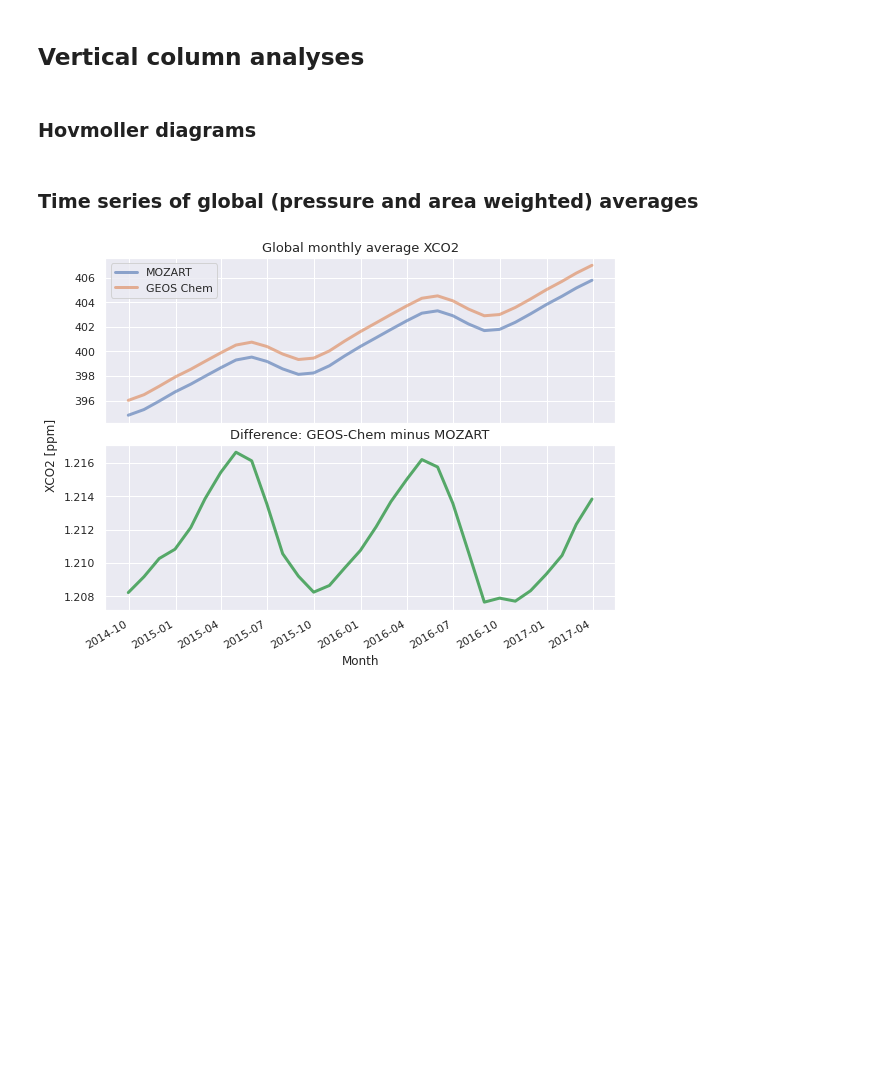
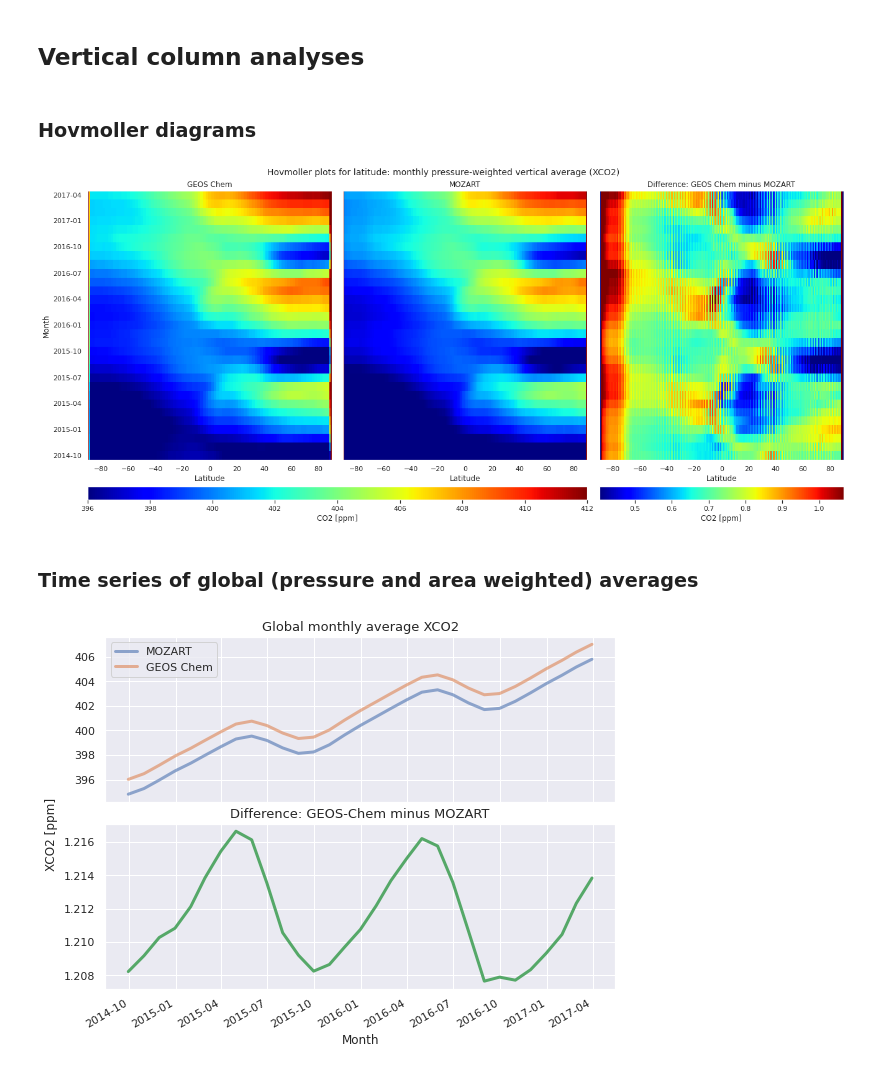
Before and after one commit to joshhjacobson/wombat-paper, a Jupyter notebook: validation/output_validation.ipynb, the cells around one changed output. Cells and saved outputs as stored; diff of their text form; code cells hidden in the pictures; blank space fills up the shorter version.

Commit message:
Fix memory issue, produce hovmoller datasets, and create plot

```diff
--- a/validation/output_validation.ipynb
+++ b/validation/output_validation.ipynb
@@ -413,3 +333,14 @@ da_xco2_hov_diff = da_geoschem_xco2_hov - da_mozart_xco2_hov
+# %%
+## datasets produced in separate files
+
+da_geoschem_xco2_hov = xr.open_dataset("../data/hovmoller_array_geoschem.nc")[
+    "__xarray_dataarray_variable__"
+]
+da_mozart_xco2_hov = xr.open_dataset("../data/hovmoller_array_mozart.nc")[
+    "__xarray_dataarray_variable__"
+]
+
+da_xco2_hov_diff = (da_geoschem_xco2_hov - da_mozart_xco2_hov).compute()
 # %%
 fig = plt.figure(figsize=(18, 8), constrained_layout=True)
 
@@ -419,43 +350,39 @@ ax2 = fig.add_subplot(gs[0, 1], sharey=ax1)
 ax3 = fig.add_subplot(gs[0, 2], sharey=ax1)
 main_cbar_ax = fig.add_subplot(gs[1, :2])
 diff_cbar_ax = fig.add_subplot(gs[1, 2])
 
-# vmin, vmax = 395, 420
-# sub_geoschem = da_geoschem_xco2_hov.plot(
-#     ax=ax1, vmin=vmin, vmax=vmax, cmap="jet", add_colorbar=False
-# )
-# sub_mozart = da_mozart_xco2_hov.plot(
-#     ax=ax2, vmin=vmin, vmax=vmax, cmap="jet", add_colorbar=False
-# )
+vmin, vmax = 396, 412
 sub_geoschem = da_geoschem_xco2_hov.plot(
-    ax=ax1, robust=True, cmap="jet", add_colorbar=False
+    ax=ax1, vmin=vmin, vmax=vmax, cmap="jet", add_colorbar=False
 )
 sub_mozart = da_mozart_xco2_hov.plot(
-    ax=ax2, robust=True, cmap="jet", add_colorbar=False
+    ax=ax2, vmin=vmin, vmax=vmax, cmap="jet", add_colorbar=False
 )
 fig.colorbar(
     sub_geoschem, cax=main_cbar_ax, orientation="horizontal", label="CO2 [ppm]"
 )
 
-sub_diff = da_xco2_hov_diff.plot(ax=ax3, robust=True, cmap="RdYlBu_r", add_colorbar=False)
+sub_diff = da_xco2_hov_diff.plot(ax=ax3, robust=True, cmap="jet", add_colorbar=False)
 fig.colorbar(sub_diff, cax=diff_cbar_ax, orientation="horizontal", label="CO2 [ppm]")
 
 ax1.set_title("GEOS Chem", fontsize=12)
 ax1.set_ylabel("Month", fontsize=12)
 ax2.set_title("MOZART", fontsize=12)
 ax2.set_ylabel(None)
 plt.setp(ax2.get_yticklabels(), visible=False)
 ax3.set_title("Difference: GEOS Chem minus MOZART", fontsize=12)
 ax3.set_ylabel(None)
 plt.setp(ax3.get_yticklabels(), visible=False)
 for ax in [ax1, ax2, ax3]:
     ax.set_xlabel("Latitude", fontsize=12)
 
 fig.suptitle(
     "Hovmoller plots for latitude: monthly pressure-weighted vertical average (XCO2)",
     fontsize=14
 )
 fig.savefig(f"../figures/hovmoller_lat_xco2.png", dpi=200);
+# %% [output]
+[figure, added]
 # %% [markdown]
 ### Time series of global (pressure and area weighted) averages
 # %%
```
Also changed, not shown: parts of 2 cells of this notebook, 3 other files.
